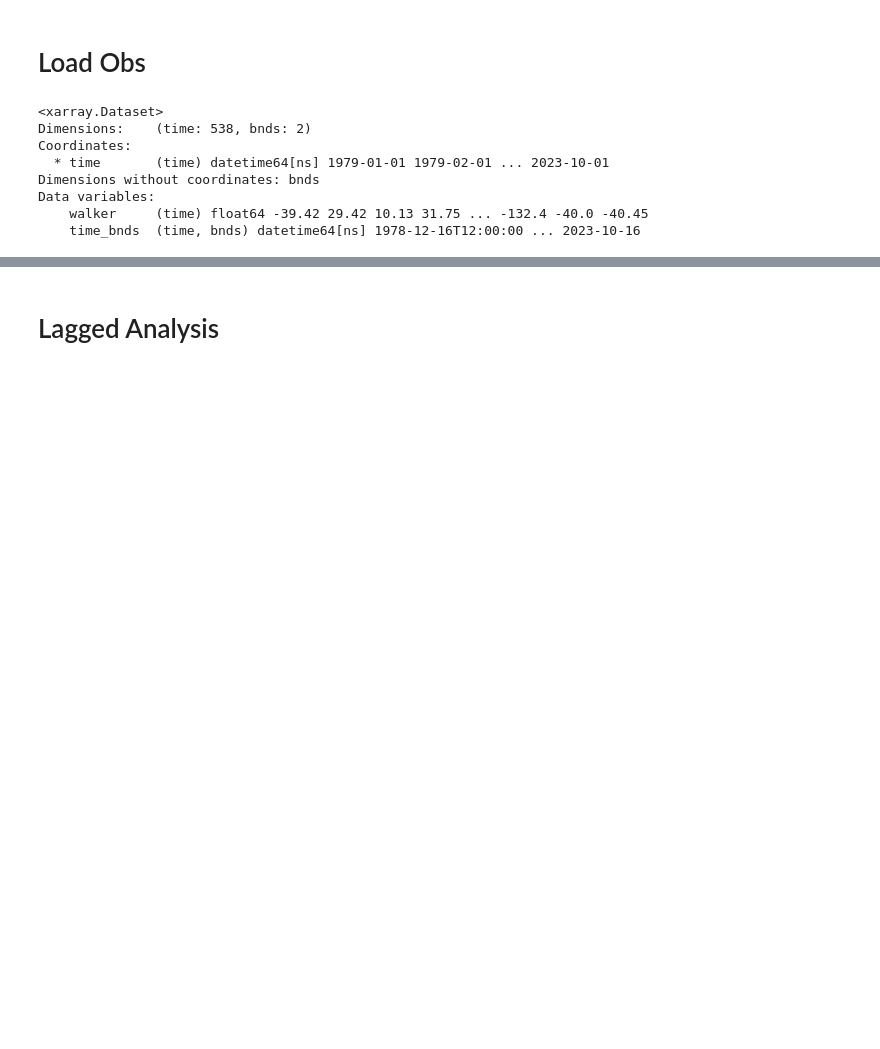
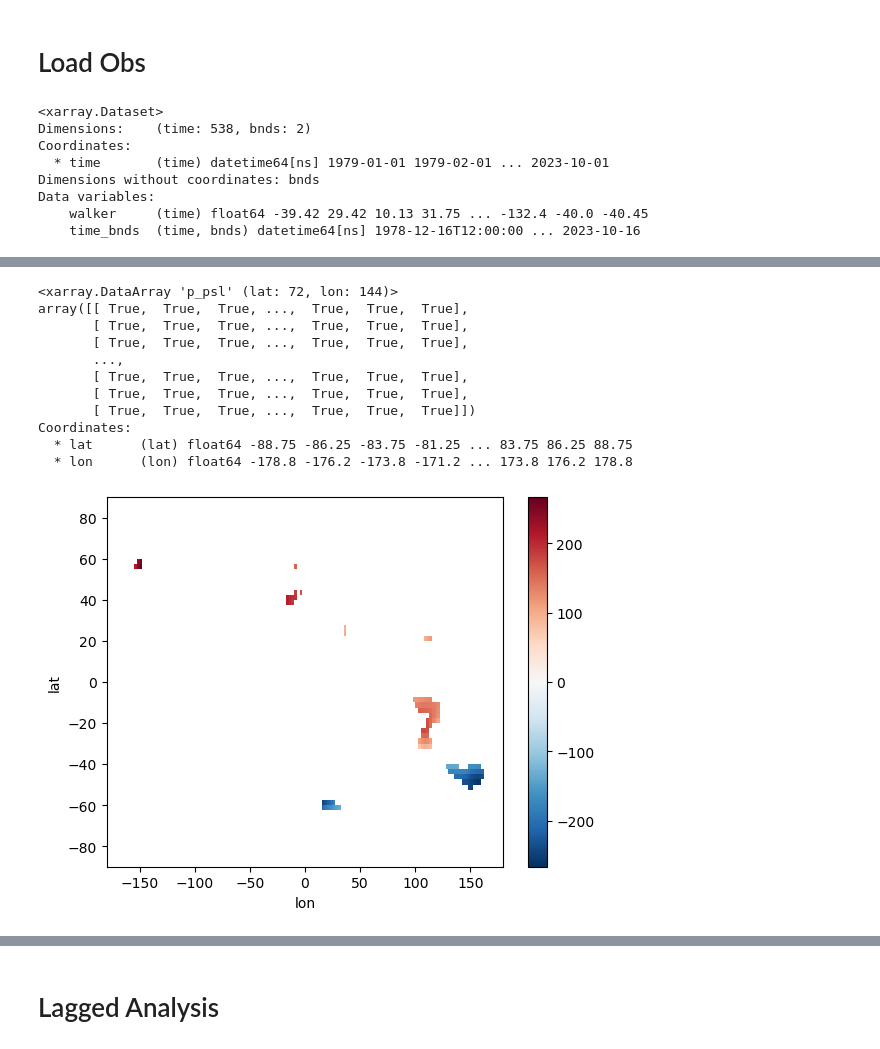
Before and after one commit to zacespinosa/SO-EP-teleconnection, a Jupyter notebook: SO-EPT-Obs.ipynb, the cells around one changed output, grey strips where cells are left out. Saved outputs shown, nothing was run; the diff lists cells and outputs as text; code cells hidden in the pictures; blank space fills up the shorter version.

```diff
--- a/SO-EPT-Obs.ipynb
+++ b/SO-EPT-Obs.ipynb
@@ -506,3 +603,22 @@ obs_regs, obs_sst_so_ept_reg, obs_sst_timeseries = process_obs_data("/home/espin
+# %%
+# Only Plot MSL Where Statistically Significant
+p_psl_mask = ((obs_regs["p_psl"] < .10).sum(dim="model") < obs_regs.model.size/2)
+# Replace Values True in p_psl_mask with np.nan
+xr.where(p_psl_mask, np.nan, obs_regs["reg_psl"].mean("model")).plot()
+p_psl_mask
+# %% [output]
+<xarray.DataArray 'p_psl' (lat: 72, lon: 144)>
+array([[ True,  True,  True, ...,  True,  True,  True],
+       [ True,  True,  True, ...,  True,  True,  True],
+       [ True,  True,  True, ...,  True,  True,  True],
+       ...,
+       [ True,  True,  True, ...,  True,  True,  True],
+       [ True,  True,  True, ...,  True,  True,  True],
+       [ True,  True,  True, ...,  True,  True,  True]])
+Coordinates:
+  * lat      (lat) float64 -88.75 -86.25 -83.75 -81.25 ... 83.75 86.25 88.75
+  * lon      (lon) float64 -178.8 -176.2 -173.8 -171.2 ... 173.8 176.2 178.8
+[figure, added]
 # %%
 # Calculate the average of all maps
 avg_reg = obs_sst_so_ept_reg.sel(years=12*5).reg.mean().values
```
Also changed, not shown: parts of 5 cells of this notebook, 2 other files.
